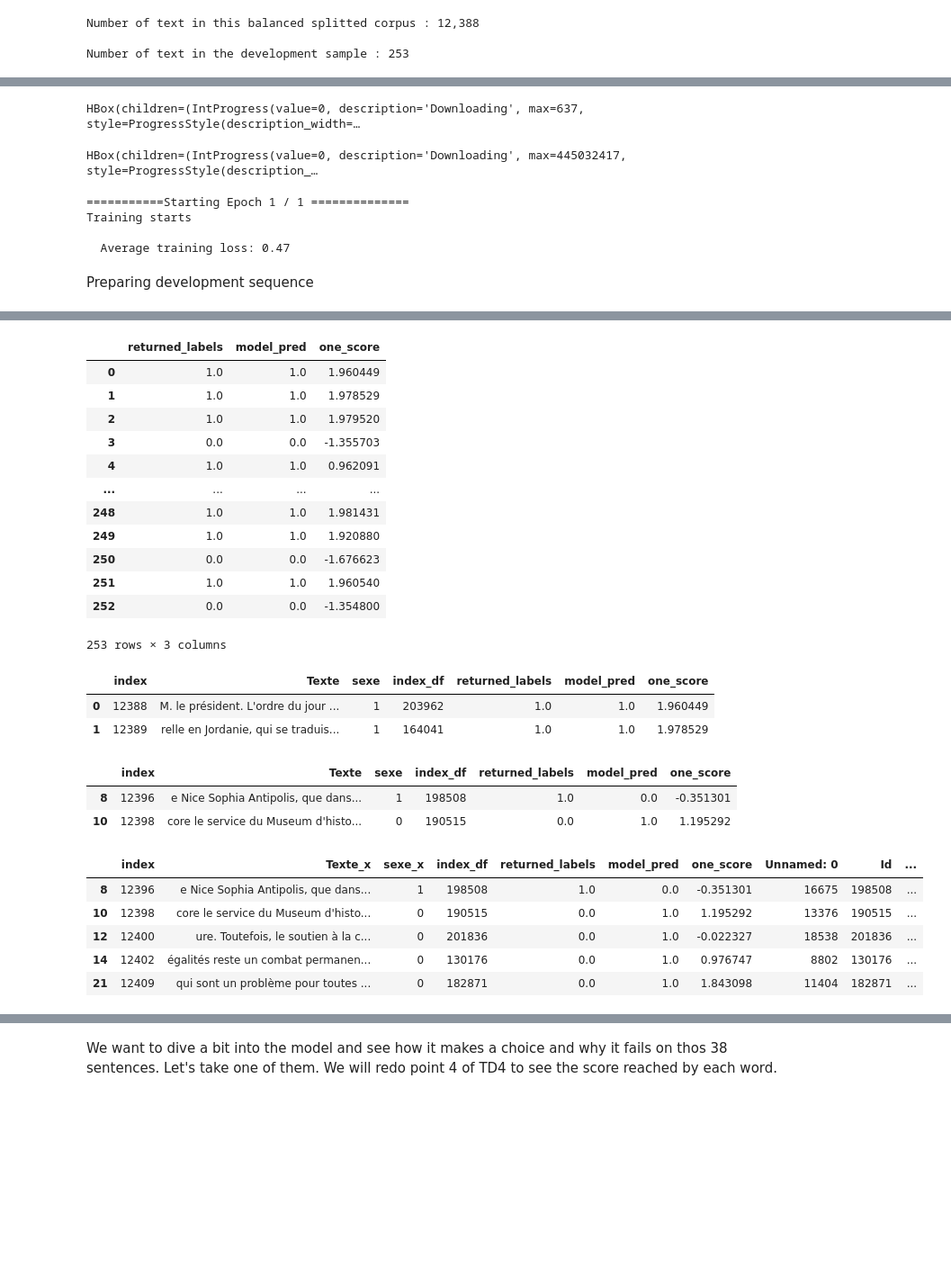
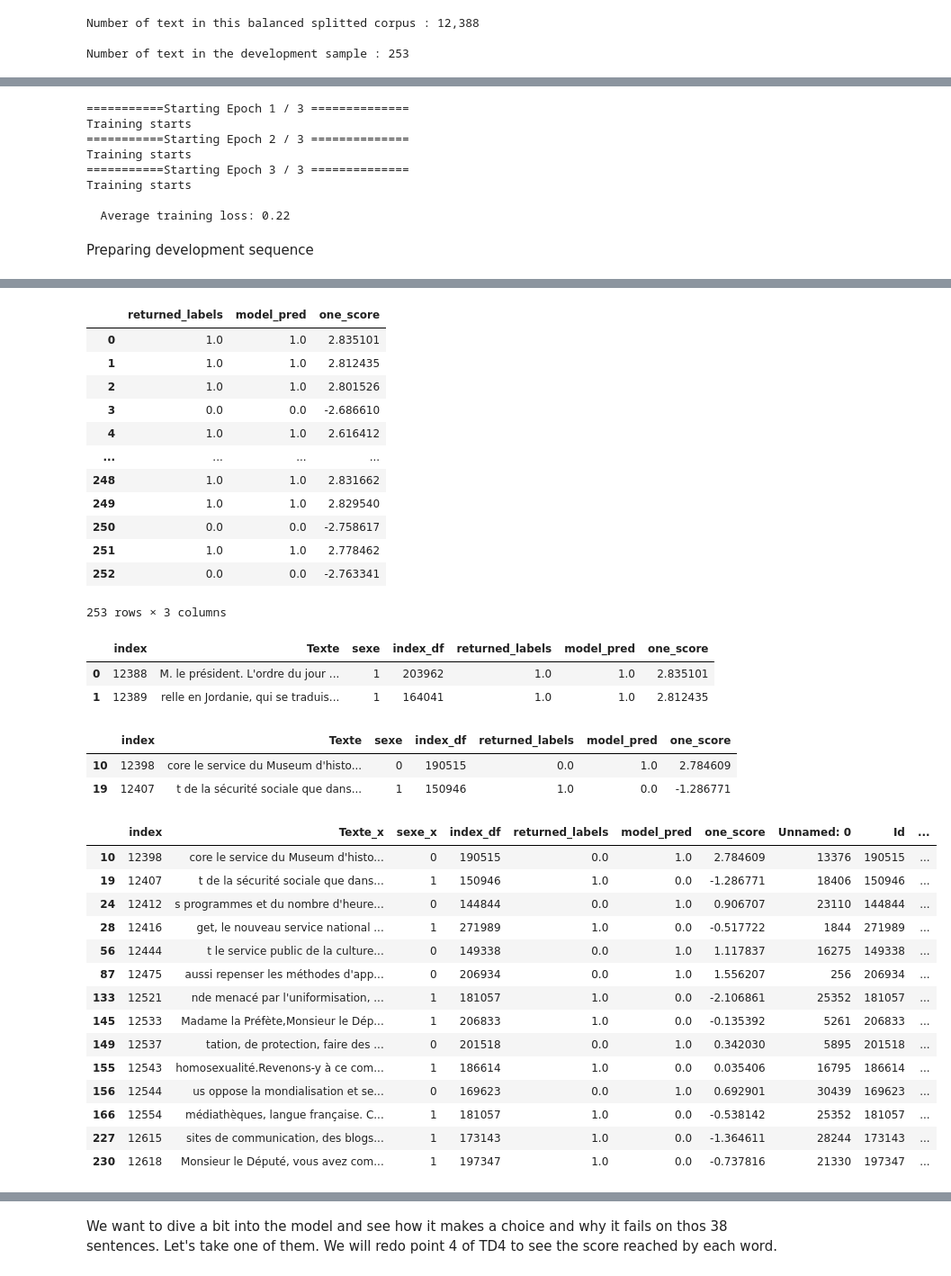
Before and after one commit to cerezamo/NLP_brouillon, a Jupyter notebook: Camembert_v2.ipynb, the cells around one changed output, grey strips where cells are left out. Shown: that part at 90% size. Drawn from its saved outputs; the diff is of its cells as text; code cells hidden in the pictures; blank space fills up the shorter version.

```diff
--- a/Camembert_v2.ipynb
+++ b/Camembert_v2.ipynb
@@ -905,7 +905,7 @@ import torch.optim as optim
 from transformers import AdamW
 from transformers import get_linear_schedule_with_warmup
 
-epochs = 1  # In order to fine tune our model we will first set the number of epochs to 4.
+epochs = 3  # In order to fine tune our model we will first set the number of epochs to 4.
 
 # We choose Binary cross enthropy with logits loss for the loss computation. It seems to be the most adapted loss to our problem.
 criterion = nn.BCEWithLogitsLoss()
@@ -936,7 +936,7 @@ for ep in range(0, epochs):
   # Set the train loss for the epoch to 0
   total_train_loss = 0
 
-  for step, batch in enumerate(tqdm(train_loader_balanced_split)):
+  for step, batch in enumerate(train_loader_balanced_split):
     # Clear gradients
     gender_model.zero_grad() # (opti.zerograd ? )
 
@@ -972,12 +972,14 @@ print("")
 print("  Average training loss: {0:.2f}".format(avg_train_loss))
 print('')
 # %% [output]
-HBox(children=(IntProgress(value=0, description='Downloading', max=637, style=ProgressStyle(description_width=…
+===========Starting Epoch 1 / 3 ==============
+Training starts
+===========Starting Epoch 2 / 3 ==============
+Training starts
+===========Starting Epoch 3 / 3 ==============
+Training starts
+
+  Average training loss: 0.22
-HBox(children=(IntProgress(value=0, description='Downloading', max=445032417, style=ProgressStyle(description_…
-===========Starting Epoch 1 / 1 ==============
-Training starts
-
-  Average training loss: 0.47
 # %% [markdown]
 Preparing development sequence
 # %%
@@ -1117,17 +1119,17 @@ results_dev.columns=['returned_labels','model_pred','one_score']
 results_dev
 # %% [output]
 |  | returned_labels | model_pred | one_score |
-| 0 | 1.0 | 1.0 | 1.960449 |
-| 1 | 1.0 | 1.0 | 1.978529 |
-| 2 | 1.0 | 1.0 | 1.979520 |
-| 3 | 0.0 | 0.0 | -1.355703 |
-| 4 | 1.0 | 1.0 | 0.962091 |
+| 0 | 1.0 | 1.0 | 2.835101 |
+| 1 | 1.0 | 1.0 | 2.812435 |
+| 2 | 1.0 | 1.0 | 2.801526 |
+| 3 | 0.0 | 0.0 | -2.686610 |
+| 4 | 1.0 | 1.0 | 2.616412 |
 | ... | ... | ... | ... |
-| 248 | 1.0 | 1.0 | 1.981431 |
-| 249 | 1.0 | 1.0 | 1.920880 |
-| 250 | 0.0 | 0.0 | -1.676623 |
-| 251 | 1.0 | 1.0 | 1.960540 |
-| 252 | 0.0 | 0.0 | -1.354800 |
+| 248 | 1.0 | 1.0 | 2.831662 |
+| 249 | 1.0 | 1.0 | 2.829540 |
+| 250 | 0.0 | 0.0 | -2.758617 |
+| 251 | 1.0 | 1.0 | 2.778462 |
+| 252 | 0.0 | 0.0 | -2.763341 |
 253 rows × 3 columns
 # %%
 # Merge back with the text
@@ -1137,25 +1139,34 @@ result = pd.concat(frames,axis=1)
 result.head(2)
 # %% [output]
 |  | index | Texte | sexe | index_df | returned_labels | model_pred | one_score |
-| 0 | 12388 | M. le président. L'ordre du jour ... | 1 | 203962 | 1.0 | 1.0 | 1.960449 |
-| 1 | 12389 | relle en Jordanie, qui se traduis... | 1 | 164041 | 1.0 | 1.0 | 1.978529 |
+| 0 | 12388 | M. le président. L'ordre du jour ... | 1 | 203962 | 1.0 | 1.0 | 2.835101 |
+| 1 | 12389 | relle en Jordanie, qui se traduis... | 1 | 164041 | 1.0 | 1.0 | 2.812435 |
 # %%
 #Which texts failed ?
 result[result.model_pred!=result.sexe].head(2)
 # %% [output]
 |  | index | Texte | sexe | index_df | returned_labels | model_pred | one_score |
-| 8 | 12396 | e Nice Sophia Antipolis, que dans... | 1 | 198508 | 1.0 | 0.0 | -0.351301 |
-| 10 | 12398 | core le service du Museum d'histo... | 0 | 190515 | 0.0 | 1.0 | 1.195292 |
+| 10 | 12398 | core le service du Museum d'histo... | 0 | 190515 | 0.0 | 1.0 | 2.784609 |
+| 19 | 12407 | t de la sécurité sociale que dans... | 1 | 150946 | 1.0 | 0.0 | -1.286771 |
 # %%
 # We merge this dataframe to the first dataframe
 merged_results=result.merge(df,how='left',left_on='index_df',right_on='Id')
 # %%
 #Recover characteristics of speeches wrongly classified
-merged_results[merged_results.returned_labels!=merged_results.model_pred].head()
+merged_results[merged_results.returned_labels!=merged_results.model_pred]
 # %% [output]
 |  | index | Texte_x | sexe_x | index_df | returned_labels | model_pred | one_score | Unnamed: 0 | Id | ... |
-| 8 | 12396 | e Nice Sophia Antipolis, que dans... | 1 | 198508 | 1.0 | 0.0 | -0.351301 | 16675 | 198508 | ... |
-| 10 | 12398 | core le service du Museum d'histo... | 0 | 190515 | 0.0 | 1.0 | 1.195292 | 13376 | 190515 | ... |
-| 12 | 12400 | ure. Toutefois, le soutien à la c... | 0 | 201836 | 0.0 | 1.0 | -0.022327 | 18538 | 201836 | ... |
-| 14 | 12402 | égalités reste un combat permanen... | 0 | 130176 | 0.0 | 1.0 | 0.976747 | 8802 | 130176 | ... |
-| 21 | 12409 | qui sont un problème pour toutes ... | 0 | 182871 | 0.0 | 1.0 | 1.843098 | 11404 | 182871 | ... |
+| 10 | 12398 | core le service du Museum d'histo... | 0 | 190515 | 0.0 | 1.0 | 2.784609 | 13376 | 190515 | ... |
+| 19 | 12407 | t de la sécurité sociale que dans... | 1 | 150946 | 1.0 | 0.0 | -1.286771 | 18406 | 150946 | ... |
+| 24 | 12412 | s programmes et du nombre d'heure... | 0 | 144844 | 0.0 | 1.0 | 0.906707 | 23110 | 144844 | ... |
+| 28 | 12416 | get, le nouveau service national ... | 1 | 271989 | 1.0 | 0.0 | -0.517722 | 1844 | 271989 | ... |
+| 56 | 12444 | t le service public de la culture... | 0 | 149338 | 0.0 | 1.0 | 1.117837 | 16275 | 149338 | ... |
+| 87 | 12475 | aussi repenser les méthodes d'app... | 0 | 206934 | 0.0 | 1.0 | 1.556207 | 256 | 206934 | ... |
+| 133 | 12521 | nde menacé par l'uniformisation, ... | 1 | 181057 | 1.0 | 0.0 | -2.106861 | 25352 | 181057 | ... |
+| 145 | 12533 | Madame la Préfète,Monsieur le Dép... | 1 | 206833 | 1.0 | 0.0 | -0.135392 | 5261 | 206833 | ... |
+| 149 | 12537 | tation, de protection, faire des ... | 0 | 201518 | 0.0 | 1.0 | 0.342030 | 5895 | 201518 | ... |
+| 155 | 12543 | homosexualité.Revenons-y à ce com... | 1 | 186614 | 1.0 | 0.0 | 0.035406 | 16795 | 186614 | ... |
+| 156 | 12544 | us oppose la mondialisation et se... | 0 | 169623 | 0.0 | 1.0 | 0.692901 | 30439 | 169623 | ... |
+| 166 | 12554 | médiathèques, langue française. C... | 1 | 181057 | 1.0 | 0.0 | -0.538142 | 25352 | 181057 | ... |
+| 227 | 12615 | sites de communication, des blogs... | 1 | 173143 | 1.0 | 0.0 | -1.364611 | 28244 | 173143 | ... |
+| 230 | 12618 | Monsieur le Député, vous avez com... | 1 | 197347 | 1.0 | 0.0 | -0.737816 | 21330 | 197347 | ... |
```
Also changed, not shown: parts of 9 cells of this notebook.
